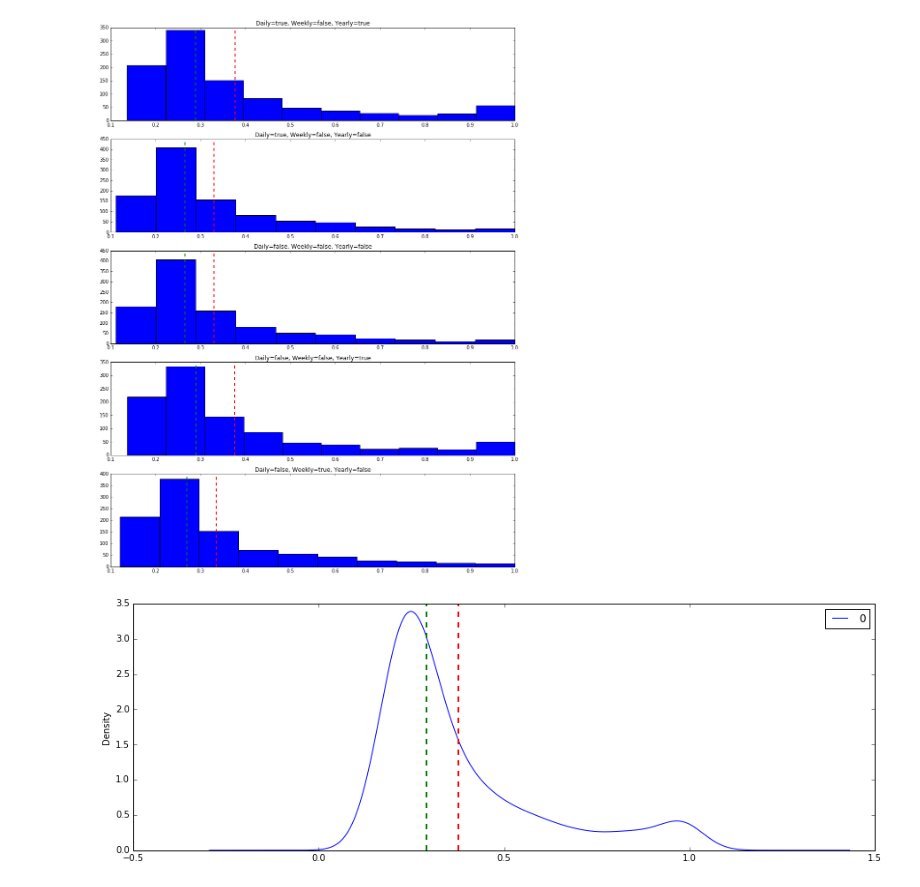
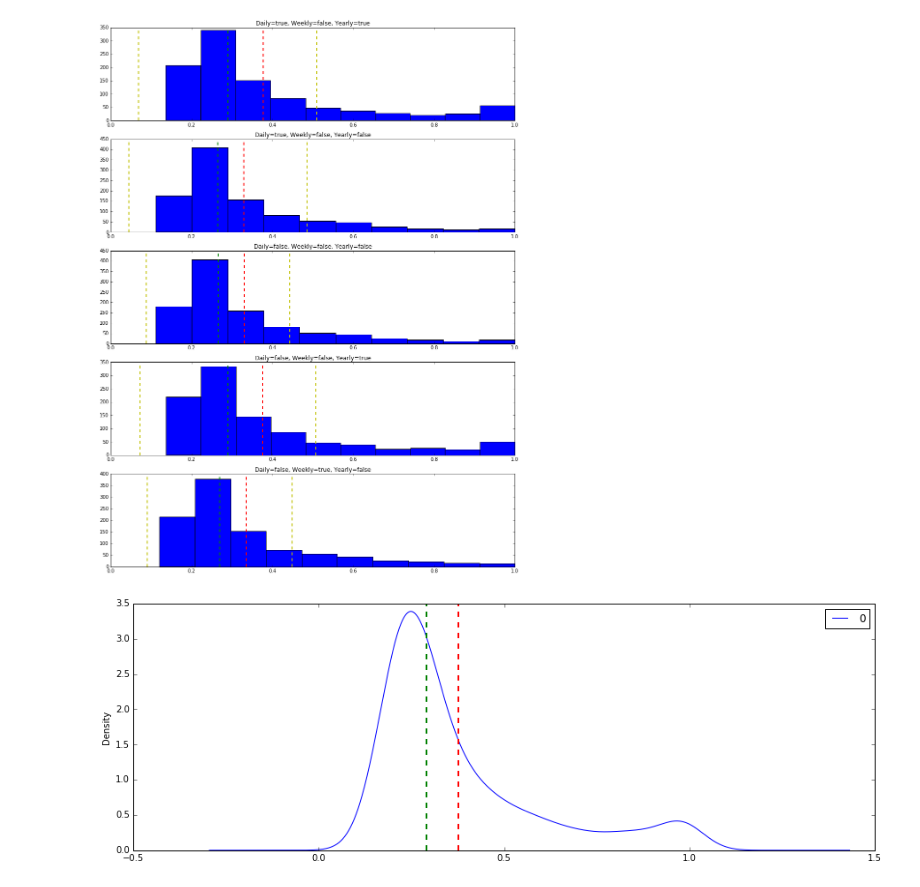
Before and after one commit to BereczkiNorbertCristian/Web-Traffic-Time-Series-Forecasting, a Jupyter notebook: Plotting Results.ipynb, the cells around one changed output. Saved outputs shown, nothing was run; the diff lists cells and outputs as text; code cells hidden in the pictures.

```diff
--- a/Plotting Results.ipynb
+++ b/Plotting Results.ipynb
@@ -34,34 +34,53 @@ plt.title('Daily=true, Weekly=false, Yearly=true')
 plt.hist(lstTFT,bins=10)
 plt.axvline(tft_pd.mean()[0], color='r', linestyle='dashed', linewidth=2)
 plt.axvline(tft_pd.median()[0], color='g', linestyle='dashed', linewidth=2)
+tft_std = tft_pd.std()
+plt.axvline(tft_pd.median()[0] + tft_std[0], color='y', linestyle='dashed', linewidth=2)
+plt.axvline(tft_pd.median()[0] - tft_std[0], color='y', linestyle='dashed', linewidth=2)
 
 plt.subplot(5,1,2)
 plt.title('Daily=true, Weekly=false, Yearly=false')
 plt.hist(lstTFF,bins=10)
 plt.axvline(tff_pd.mean()[0], color='r', linestyle='dashed', linewidth=2)
 plt.axvline(tff_pd.median()[0], color='g', linestyle='dashed', linewidth=2)
+tff_std = tft_pd.std()
+plt.axvline(tff_pd.median()[0] + tff_std[0], color='y', linestyle='dashed', linewidth=2)
+plt.axvline(tff_pd.median()[0] - tff_std[0], color='y', linestyle='dashed', linewidth=2)
+
 
 plt.subplot(5,1,3)
 plt.title('Daily=false, Weekly=false, Yearly=false')
 plt.hist(lstFFF,bins=10)
 plt.axvline(fff_pd.mean()[0], color='r', linestyle='dashed', linewidth=2)
 plt.axvline(fff_pd.median()[0], color='g', linestyle='dashed', linewidth=2)
+fff_std = fff_pd.std()
+plt.axvline(fff_pd.median()[0] + fff_std[0], color='y', linestyle='dashed', linewidth=2)
+plt.axvline(fff_pd.median()[0] - fff_std[0], color='y', linestyle='dashed', linewidth=2)
+
 
 plt.subplot(5,1,4)
 plt.title('Daily=false, Weekly=false, Yearly=true')
 plt.hist(lstFFT,bins=10)
 plt.axvline(fft_pd.mean()[0], color='r', linestyle='dashed', linewidth=2)
 plt.axvline(fft_pd.median()[0], color='g', linestyle='dashed', linewidth=2)
+fft_std = fft_pd.std()
+plt.axvline(fft_pd.median()[0] + fft_std[0], color='y', linestyle='dashed', linewidth=2)
+plt.axvline(fft_pd.median()[0] - fft_std[0], color='y', linestyle='dashed', linewidth=2)
+
 
 plt.subplot(5,1,5)
 plt.title('Daily=false, Weekly=true, Yearly=false')
 plt.hist(lstFTF,bins=10)
 plt.axvline(ftf_pd.mean()[0], color='r', linestyle='dashed', linewidth=2)
 plt.axvline(ftf_pd.median()[0], color='g', linestyle='dashed', linewidth=2)
+ftf_std = ftf_pd.std()
+plt.axvline(ftf_pd.median()[0] + ftf_std[0], color='y', linestyle='dashed', linewidth=2)
+plt.axvline(ftf_pd.median()[0] - ftf_std[0], color='y', linestyle='dashed', linewidth=2)
+
 
 plt.show()
 # %% [output]
-[figure, old version]
+[figure, new version]
 # %%
 
 tft_pd.plot(kind='kde',figsize=(15,5))
```
Also changed, not shown: parts of 3 cells of this notebook, 1 other file.
